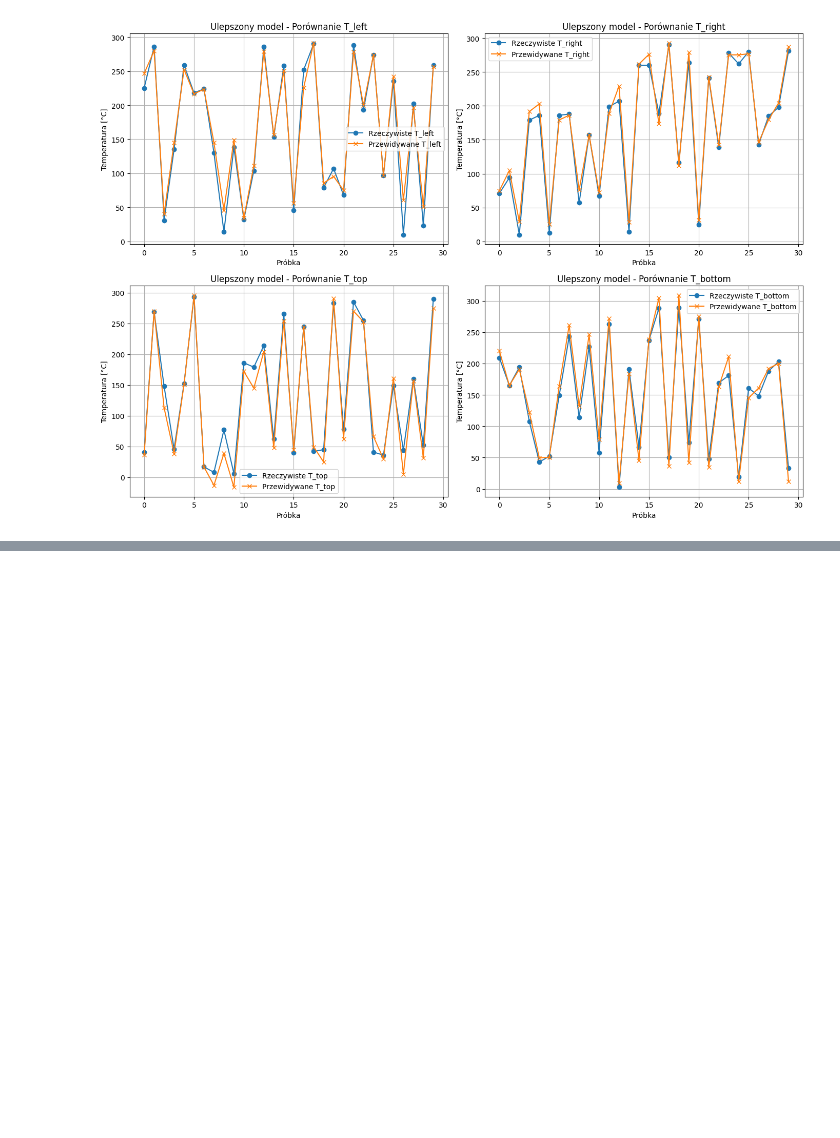
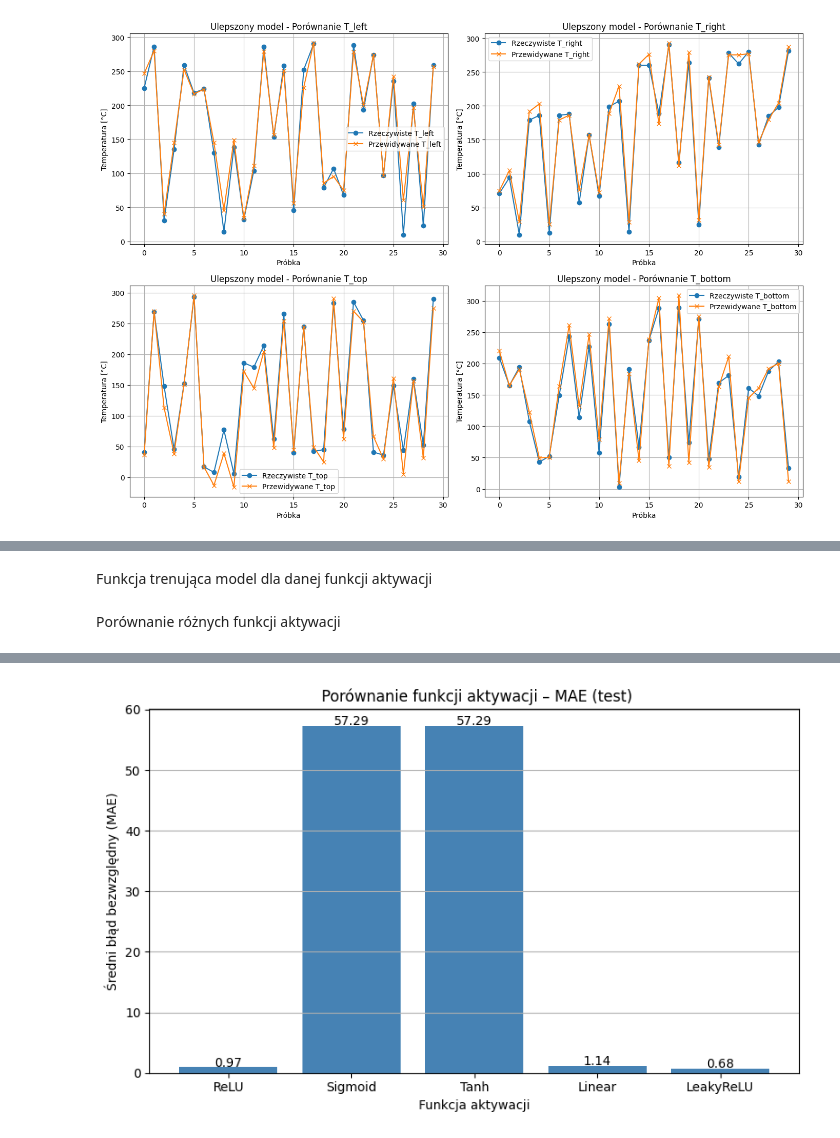
Before and after one commit to mareksigmund/Rozwi-zywanie-zada--odwrotnych, a Jupyter notebook: Lab_5/Lab05.ipynb, the cells around one changed output, grey strips where cells are left out. Saved outputs shown, nothing was run; the diff lists cells and outputs as text; code cells hidden in the pictures; blank space fills up the shorter version.

```diff
--- a/Lab_5/Lab05.ipynb
+++ b/Lab_5/Lab05.ipynb
@@ -1270,0 +1336,13 @@ plt.show()
+# %%
+# Skalowanie X (wejścia)
+scaler_fwd_1D = StandardScaler()
+X_data_fwd_1D_scaled = scaler_fwd_1D.fit_transform(X_data_fwd_1D)
+
+# Podział danych
+X_train_fwd_1D, X_test_fwd_1D, y_train_fwd_1D, y_test_fwd_1D = train_test_split(
+    X_data_fwd_1D_scaled, y_data_fwd_1D, test_size=0.2, random_state=42
+)
+
+print(" Dane zostały podzielone na zbiór treningowy i testowy.")
+print(f" Zbiór treningowy: {X_train_fwd_1D.shape[0]} próbek")
+print(f" Zbiór testowy: {X_test_fwd_1D.shape[0]} próbek")
@@ -1270,0 +1353,2 @@ plt.show()
+# %% [markdown]
+Funkcja trenująca model dla danej funkcji aktywacji
@@ -1270,0 +1401,64 @@ plt.show()
+# %% [markdown]
+Porównanie różnych funkcji aktywacji
+# %%
+
+from tensorflow.keras.layers import LeakyReLU
+
+# Lista funkcji aktywacji do przetestowania
+activations_to_test = [
+    ('ReLU', 'relu'),
+    ('Sigmoid', 'sigmoid'),
+    ('Tanh', 'tanh'),
+    ('Linear', 'linear'),
+    ('LeakyReLU', LeakyReLU(alpha=0.1))
+]
+
+# Przechowywanie wyników
+results = []
+
+for name, act in activations_to_test:
+    print(f"\n Trening modelu z funkcją aktywacji: {name}")
+    model = keras.Sequential([
+        lyr.Input(shape=(X_train_fwd_1D.shape[1],)),
+        lyr.Dense(512, activation=act),
+        lyr.Dense(512, activation=act),
+        lyr.Dense(256, activation=act),
+        lyr.Dense(num_nodes_1D)
+    ])
+
+    model.compile(optimizer=keras.optimizers.Adam(learning_rate=0.001), loss='mae')
+
+    early_stop = keras.callbacks.EarlyStopping(monitor='val_loss', patience=20, restore_best_weights=True)
+
+    history = model.fit(
+        X_train_fwd_1D, y_train_fwd_1D,
+        validation_split=0.1,
+        epochs=200,
+        batch_size=4,
+        callbacks=[early_stop],
+        verbose=0
+    )
+
+    test_loss = model.evaluate(X_test_fwd_1D, y_test_fwd_1D, verbose=0)
+    results.append((name, test_loss))
+    print(f" MAE (test): {test_loss:.4f}")
+
+# 🔍 Wykres porównujący MAE
+labels = [r[0] for r in results]
+mae_values = [r[1] for r in results]
+
+plt.figure(figsize=(8, 5))
+bars = plt.bar(labels, mae_values, color='steelblue')
+plt.title(" Porównanie funkcji aktywacji – MAE (test)")
+plt.xlabel("Funkcja aktywacji")
+plt.ylabel("Średni błąd bezwzględny (MAE)")
+plt.grid(axis='y')
+
+# Dodanie wartości nad słupkami
+for bar in bars:
+    height = bar.get_height()
+    plt.text(bar.get_x() + bar.get_width()/2, height + 0.1, f"{height:.2f}", ha='center')
+
+plt.tight_layout()
+plt.show()
+# %% [output]
@@ -1270,0 +1479 @@ plt.show()
+[figure, added]
```
Also changed, not shown: parts of 119 cells of this notebook, 1 other file.
